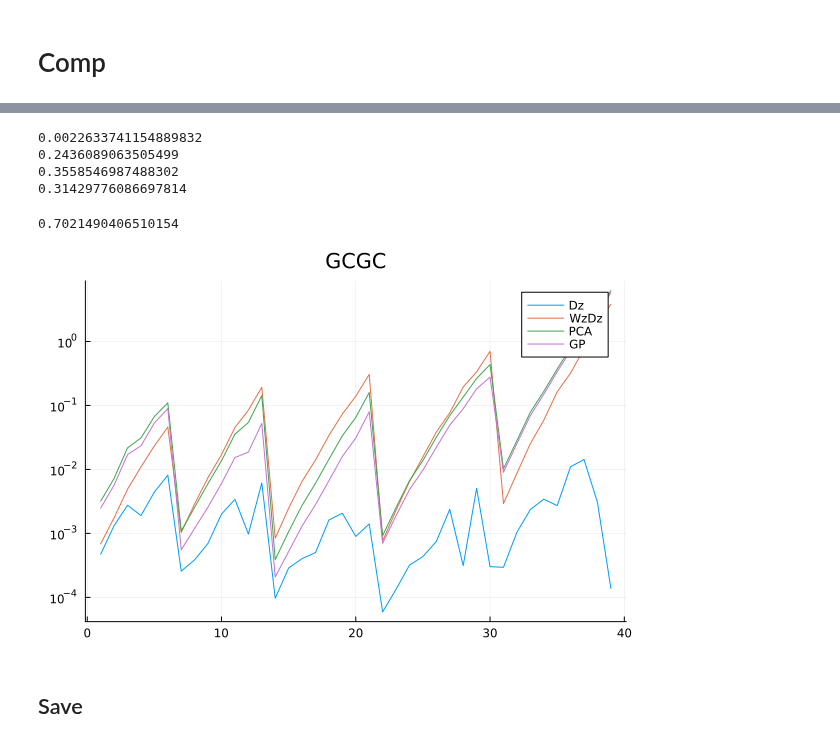
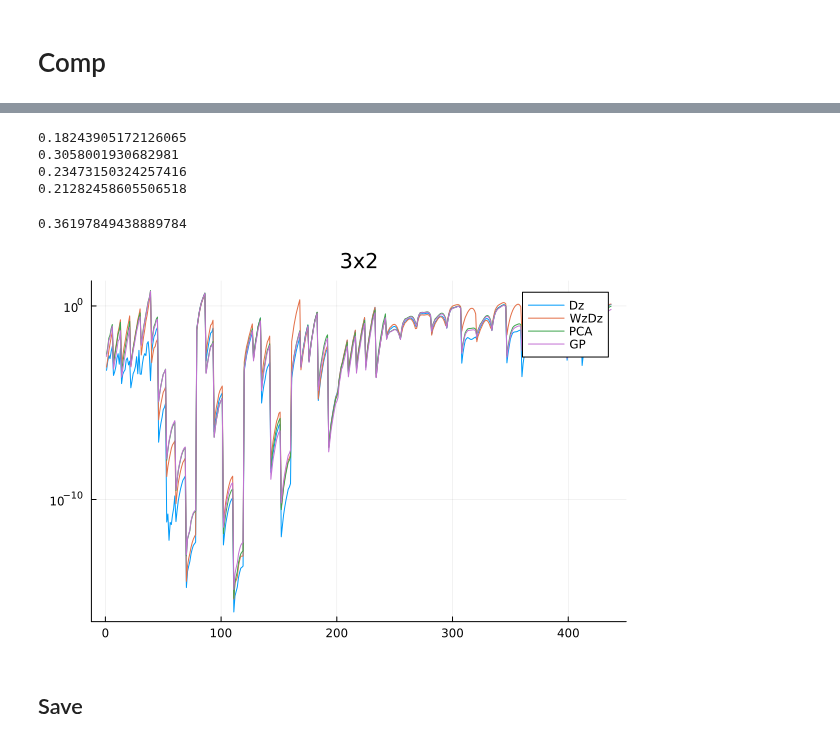
Before and after one commit to JaimeRZP/3x2_analytical, a Jupyter notebook: TPTs/tpts_gcgc.ipynb, the cells around one changed output, grey strips where cells are left out. Cells and saved outputs as stored; diff of their text form; code cells hidden in the pictures.

```diff
--- a/TPTs/tpts_gcgc.ipynb
+++ b/TPTs/tpts_gcgc.ipynb
@@ -30,7 +35,7 @@ make_Cmod (generic function with 1 method)
 # %% [markdown]
 ## Data
 # %%
-method = "lognormal" # "bpz" or "sompz"
+method = "sompz" # "bpz", "lognormal" or "sompz"
 sacc_path = "../data/CosmoDC2/summary_statistics_fourier_tjpcov.sacc"
 yaml_path = "../data/CosmoDC2/gcgc.yml"
 nz_path = string("../data/CosmoDC2/image_dz_", method, "_priors/")
@@ -56,7 +61,12 @@ meta.types = [
     "galaxy_density",
     "galaxy_density",
     "galaxy_density",
-    "galaxy_density"];
+    "galaxy_density",
+    "galaxy_shear",
+    "galaxy_shear",
+    "galaxy_shear",
+    "galaxy_shear",
+    "galaxy_shear"];
 # %% [output]
 lens_0 lens_0 6
 lens_1 lens_1 7
@@ -187,11 +206,12 @@ function model_wzdz(alphas;
     dz_lens_4 = snw_lens_4[1]
     wz_lens_4 = 1 + snw_lens_4[2]
 
-    lens_0_zs   = @.((zs_k0-mu_k0)/wz_lens_0 + dz_lens_0/wz_lens_0 + mu_k0)
-    lens_1_zs   = @.((zs_k1-mu_k1)/wz_lens_1 + dz_lens_1/wz_lens_1 + mu_k1)
-    lens_2_zs   = @.((zs_k2-mu_k2)/wz_lens_2 + dz_lens_2/wz_lens_2 + mu_k2)
-    lens_3_zs   = @.((zs_k3-mu_k3)/wz_lens_3 + dz_lens_3/wz_lens_3 + mu_k3)
-    lens_4_zs   = @.((zs_k4-mu_k4)/wz_lens_4 + dz_lens_4/wz_lens_4 + mu_k4)
+    lens_0_zs   = @.((zs_k0 - mu_k0 + dz_lens_0) / wz_lens_0 + mu_k0)
+    lens_1_zs   = @.((zs_k1 - mu_k1 + dz_lens_1) / wz_lens_1 + mu_k1)
+    lens_2_zs   = @.((zs_k2 - mu_k2 + dz_lens_2) / wz_lens_2 + mu_k2)
+    lens_3_zs   = @.((zs_k3 - mu_k3 + dz_lens_3) / wz_lens_3 + mu_k3)
+    lens_4_zs   = @.((zs_k4 - mu_k4 + dz_lens_4) / wz_lens_4 + mu_k4)
+
 
     nuisances = Dict(
         "lens_0_b"    => lens_0_b,
@@ -364,24 +373,33 @@ println(mean(diag(Cmod_wzdz) ./ diag(cov)))
 println(mean(diag(Cmod_pca) ./ diag(cov)))
 println(mean(diag(Cmod_gp) ./ diag(cov)))
 # %% [output]
-0.0022633741154889832
-0.2436089063505499
-0.3558546987488302
-0.31429776086697814
+0.18243905172126065
+0.3058001930682981
+0.23473150324257416
+0.21282458605506518
-# %%
-0.03819137556867058
-0.19889108636993824
-0.7225113796096673
-0.7021490406510154
-# %% [output]
-0.7021490406510154
+# %%
+"""
+# Lognormal Y1
+6.200300896439334
+7.827457882076686
+9.41116689060237
+6.7362586812727345
+
+# Pathlogical Nz
+0.3306897241224036
+0.3629603435884084
+0.3680708756027848
+0.36197849438889784
+"""
+# %% [output]
+0.36197849438889784
 # %%
-plot(diag(Cmod_dz) ./ diag(cov), label="Dz", yscale=:log10)
-plot!(diag(Cmod_wzdz) ./ diag(cov), label="WzDz", yscale=:log10)
-plot!(diag(Cmod_pca) ./ diag(cov), label="PCA", yscale=:log10)
-plot!(diag(Cmod_gp) ./ diag(cov), label="GP", yscale=:log10, title="GCGC")
+plot(diag(Cmod_dz) ./ diag(cov), label="Dz", yscale=:log10, title="3x2")
+plot!(diag(Cmod_wzdz) ./ diag(cov), label="WzDz")
+plot!(diag(Cmod_pca) ./ diag(cov), label="PCA")
+plot!(diag(Cmod_gp) ./ diag(cov), label="GP")
 # %% [output]
-[figure, old version]
+[figure, new version]
 # %% [markdown]
 ## Save
 # %%
```
Also changed, not shown: parts of 8 cells of this notebook, 1 other file.
